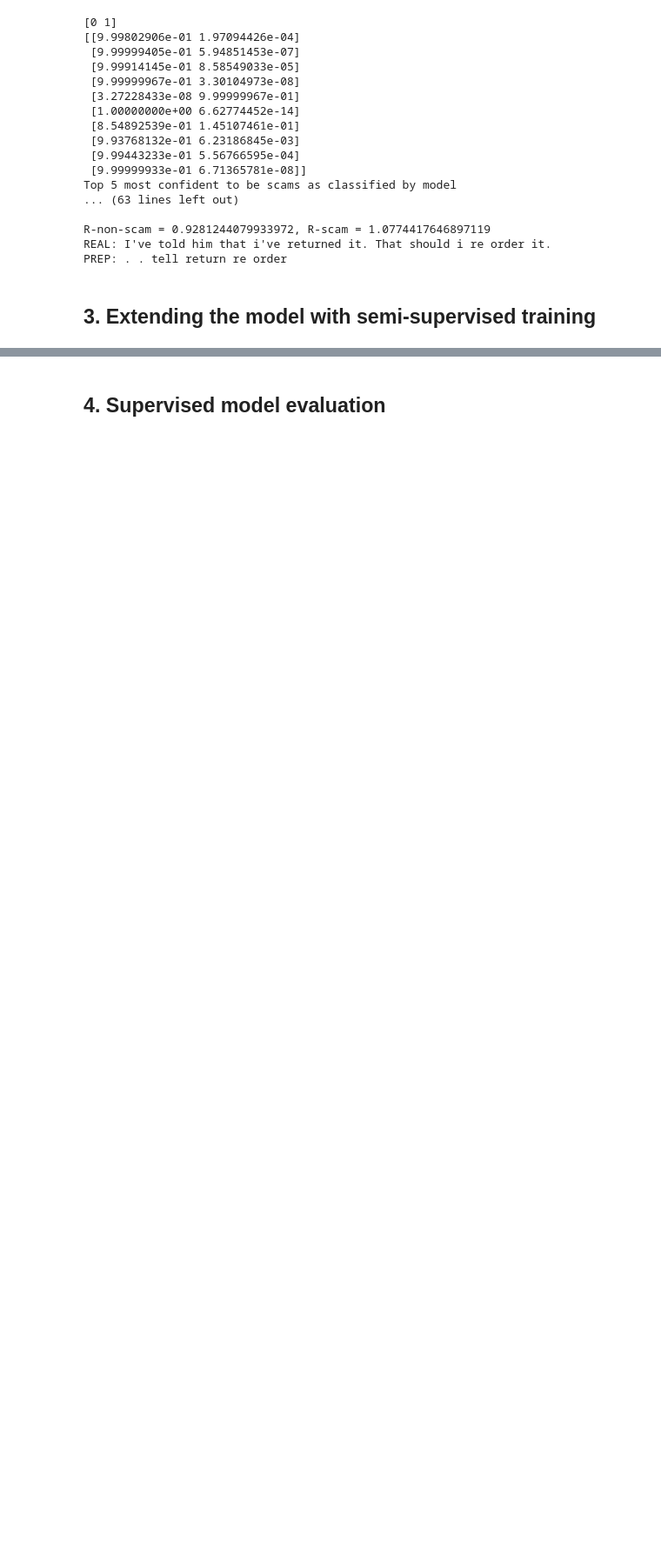
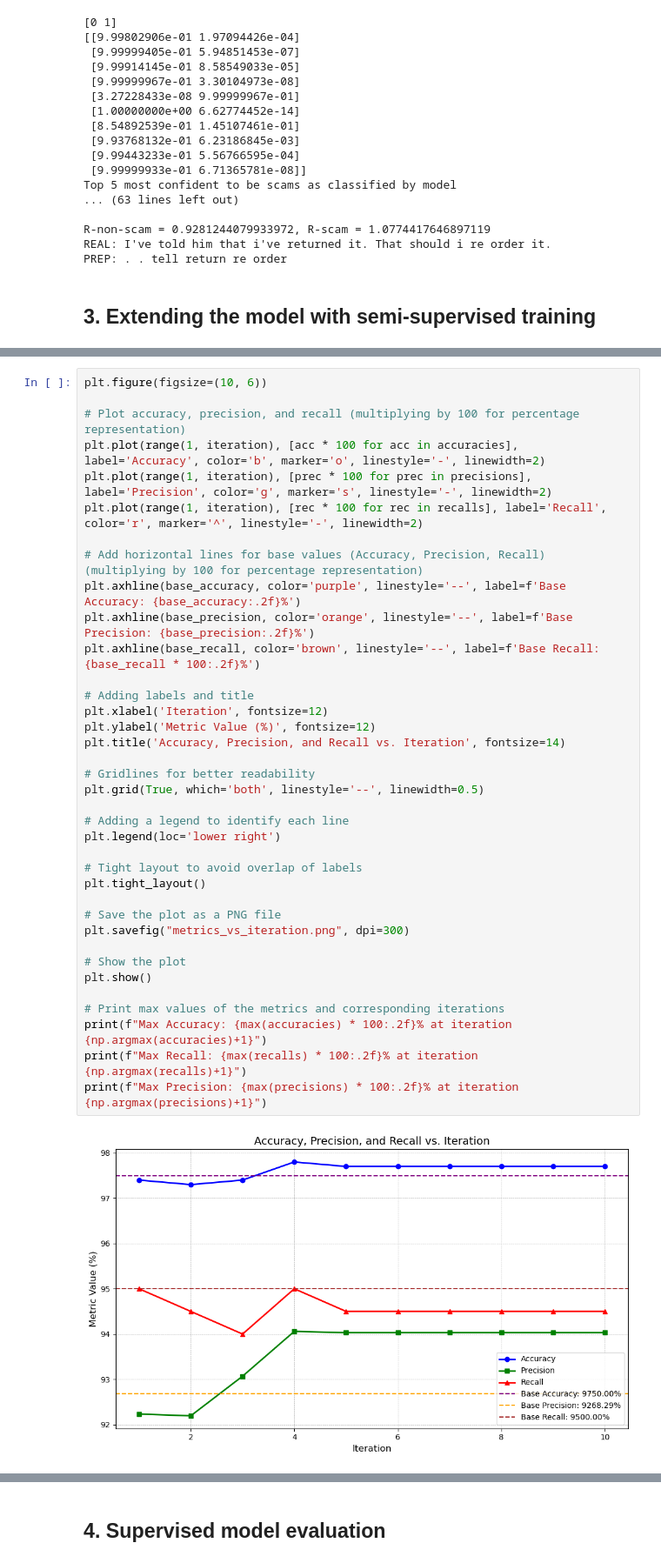
Before and after one commit to DELIRIOUSDONUT/SSIEK_ML_ass_1, a Jupyter notebook: COMP30027_2025_asst1_template.ipynb, the cells around one changed output, grey strips where cells are left out. Shown at 87% size. Drawn from its saved outputs; the diff is of its cells as text; blank space fills up the shorter version.

```diff
--- a/COMP30027_2025_asst1_template.ipynb
+++ b/COMP30027_2025_asst1_template.ipynb
@@ -285,0 +651,39 @@ PREP: . . tell return re order
+# %%
+plt.figure(figsize=(10, 6))
+
+# Plot accuracy, precision, and recall (multiplying by 100 for percentage representation)
+plt.plot(range(1, iteration), [acc * 100 for acc in accuracies], label='Accuracy', color='b', marker='o', linestyle='-', linewidth=2)
+plt.plot(range(1, iteration), [prec * 100 for prec in precisions], label='Precision', color='g', marker='s', linestyle='-', linewidth=2)
+plt.plot(range(1, iteration), [rec * 100 for rec in recalls], label='Recall', color='r', marker='^', linestyle='-', linewidth=2)
+
+# Add horizontal lines for base values (Accuracy, Precision, Recall) (multiplying by 100 for percentage representation)
+plt.axhline(base_accuracy, color='purple', linestyle='--', label=f'Base Accuracy: {base_accuracy:.2f}%')
+plt.axhline(base_precision, color='orange', linestyle='--', label=f'Base Precision: {base_precision:.2f}%')
+plt.axhline(base_recall, color='brown', linestyle='--', label=f'Base Recall: {base_recall * 100:.2f}%')
+
+# Adding labels and title
+plt.xlabel('Iteration', fontsize=12)
+plt.ylabel('Metric Value (%)', fontsize=12)
+plt.title('Accuracy, Precision, and Recall vs. Iteration', fontsize=14)
+
+# Gridlines for better readability
+plt.grid(True, which='both', linestyle='--', linewidth=0.5)
+
+# Adding a legend to identify each line
+plt.legend(loc='lower right')
+
+# Tight layout to avoid overlap of labels
+plt.tight_layout()
+
+# Save the plot as a PNG file
+plt.savefig("metrics_vs_iteration.png", dpi=300)
+
+# Show the plot
+plt.show()
+
+# Print max values of the metrics and corresponding iterations
+print(f"Max Accuracy: {max(accuracies) * 100:.2f}% at iteration {np.argmax(accuracies)+1}")
+print(f"Max Recall: {max(recalls) * 100:.2f}% at iteration {np.argmax(recalls)+1}")
+print(f"Max Precision: {max(precisions) * 100:.2f}% at iteration {np.argmax(precisions)+1}")
+# %% [output]
+[figure, added]
```
Also changed, not shown: parts of 17 cells of this notebook, 2 other files.
